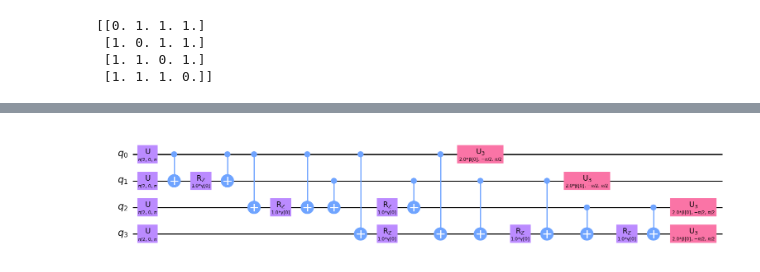
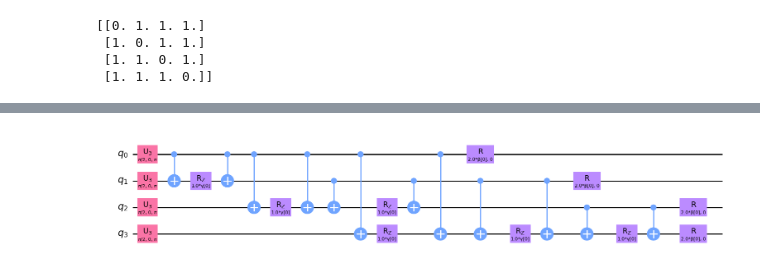
Before and after one commit to filipmazurek/circuit-knitting-toolbox-modified, a Jupyter notebook: docs/circuit_cutting/gate_and_wire_cuts/algorithm_examples/QAOA Example.ipynb, the cells around one changed output, grey strips where cells are left out. Cells and saved outputs as stored; diff of their text form; code cells hidden in the pictures.

```diff
--- a/docs/circuit_cutting/gate_and_wire_cuts/algorithm_examples/QAOA Example.ipynb
+++ b/docs/circuit_cutting/gate_and_wire_cuts/algorithm_examples/QAOA Example.ipynb
@@ -103,7 +98,8 @@ solution objective: 4.0
 # %%
 from qiskit.circuit.library.n_local.qaoa_ansatz import QAOAAnsatz
 
 ansatz = QAOAAnsatz(qubitOp, reps=1, flatten=True)
-ansatz.decompose(reps=3).draw('mpl')
+ansatz.parameters
+ansatz.decompose(reps=2).draw('mpl')
 # %% [output]
-[figure, old version]
+[figure, new version]
```
Also changed, not shown: parts of 22 cells of this notebook, 4 other files.
